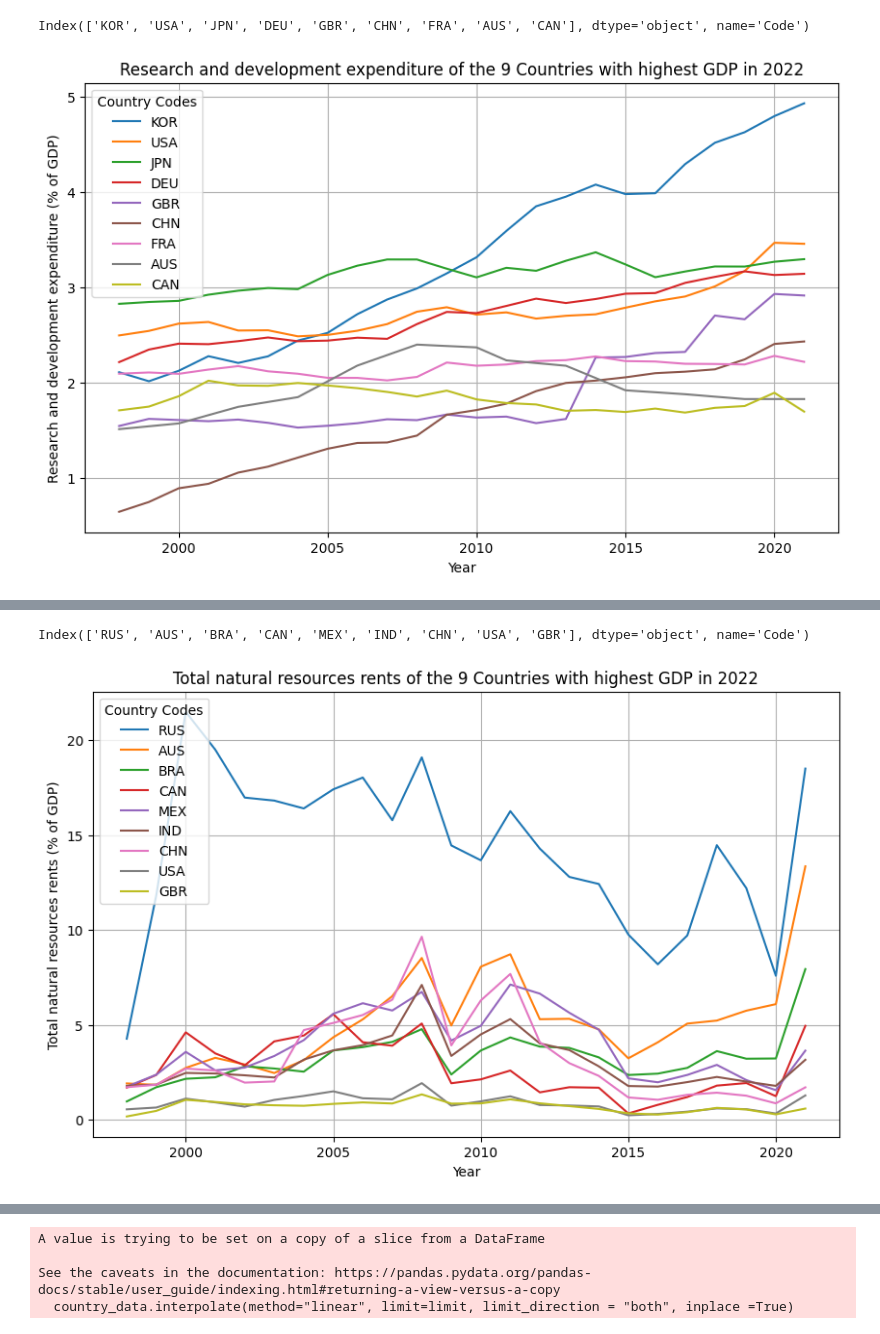
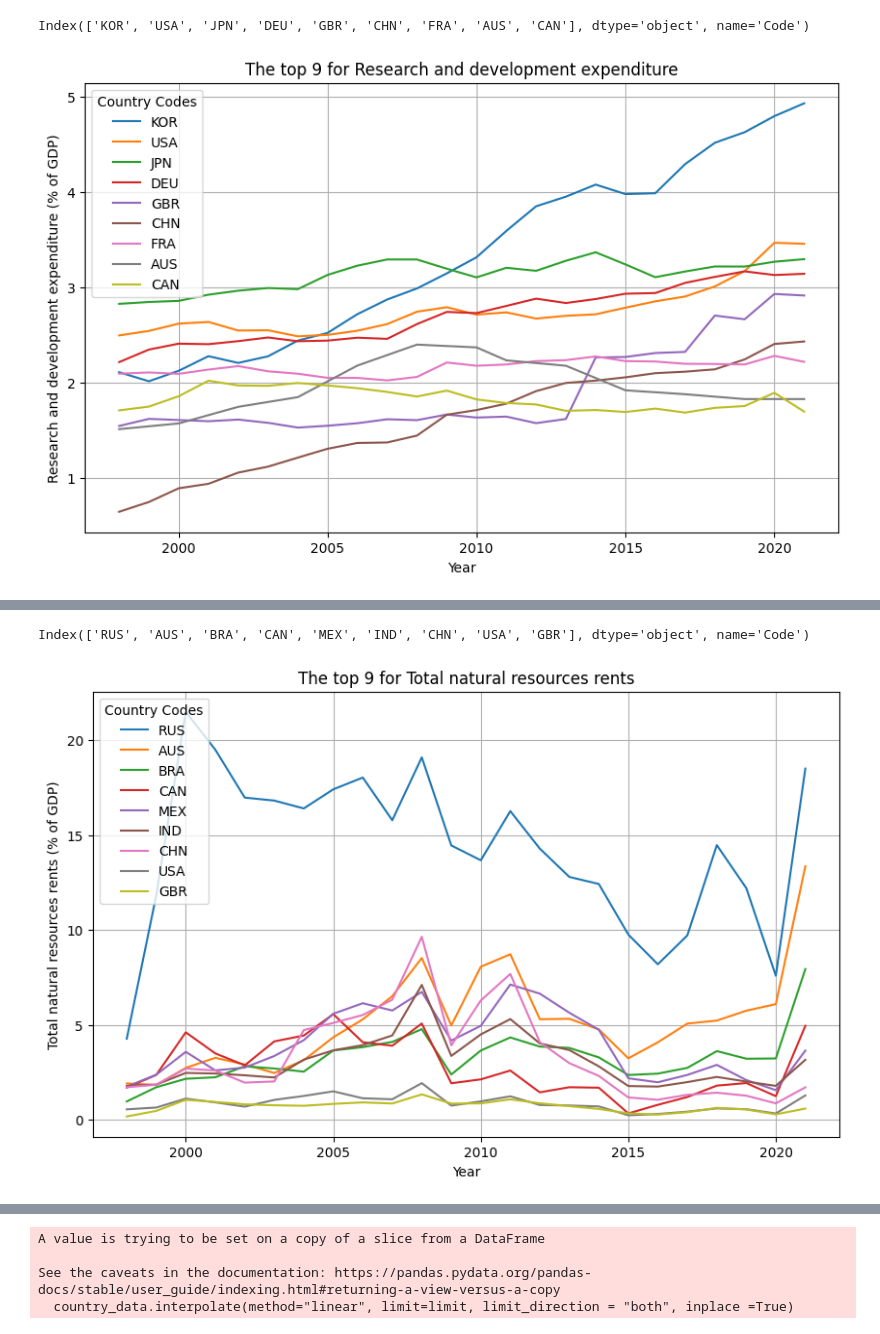
Before and after one commit to LosaLosSantos/Project_ER, a Jupyter notebook: Clean and Exploration.ipynb, the cells around one changed output, grey strips where cells are left out. Drawn from its saved outputs; the diff is of its cells as text; code cells hidden in the pictures.

```diff
--- a/Clean and Exploration.ipynb
+++ b/Clean and Exploration.ipynb
@@ -1014,8 +1016,8 @@ Index(['KOR', 'USA', 'JPN', 'DEU', 'GBR', 'CHN', 'FRA', 'AUS', 'CAN'], dtype='ob
 # %%
 # Create line graph for military spending over time for the top 9 countries with highest military expenditure (% of GDP) in 2021 among the biggest
 #country considering the gdp in 2021
 plot_country_data(GDP_cons_df, top_rs_countries, "Research and development expenditure (% of GDP)",
-                  "Research and development expenditure (% of GDP)", "Research and development expenditure of the 9 Countries with highest GDP in 2022")
+                  "Research and development expenditure (% of GDP)", "The top 9 for Research and development expenditure")
 # %% [output]
-[figure, old version]
+[figure, new version]
 # %%
@@ -1049,9 +1051,9 @@ Index(['RUS', 'AUS', 'BRA', 'CAN', 'MEX', 'IND', 'CHN', 'USA', 'GBR'], dtype='ob
 # Create line graph for military spending over time for the top 9 countries with highest military expenditure (% of GDP) in 2021 among the biggest
 #country considering the gdp in 2021
 plot_country_data(GDP_cons_df, top_nr_countries, "Total natural resources rents (% of GDP)",
-                  "Total natural resources rents (% of GDP)", "Total natural resources rents of the 9 Countries with highest GDP in 2022")
+                  "Total natural resources rents (% of GDP)", "The top 9 for Total natural resources rents")
 # %% [output]
-[figure, old version]
+[figure, new version]
 # %%
 null_he_by_country = GDP_cons_df.groupby("Code")["Current health expenditure (% of GDP)"].apply(lambda x: x.isna().sum())
 print(null_he_by_country)
```
Also changed, not shown: parts of 4 cells of this notebook, 10 other files.
